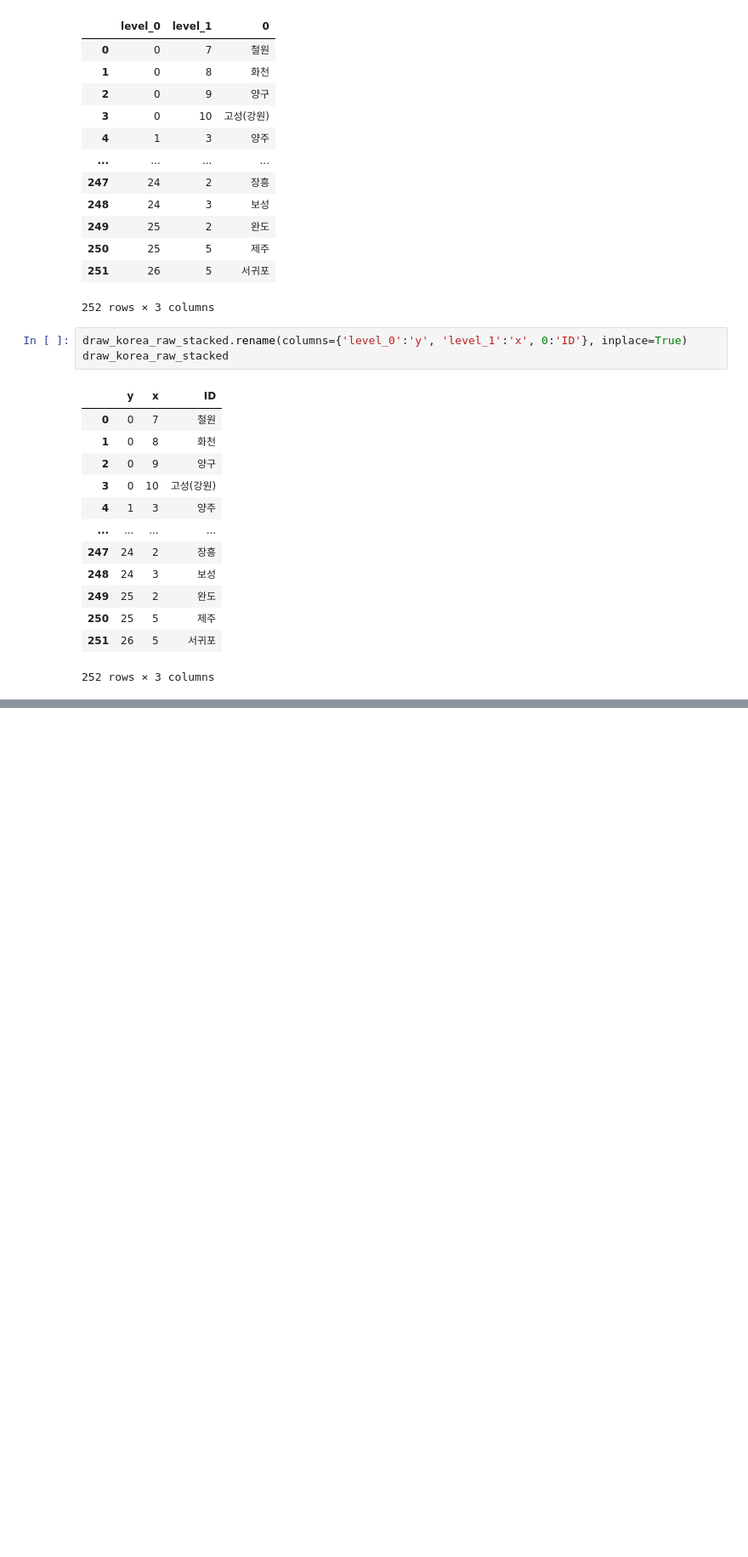
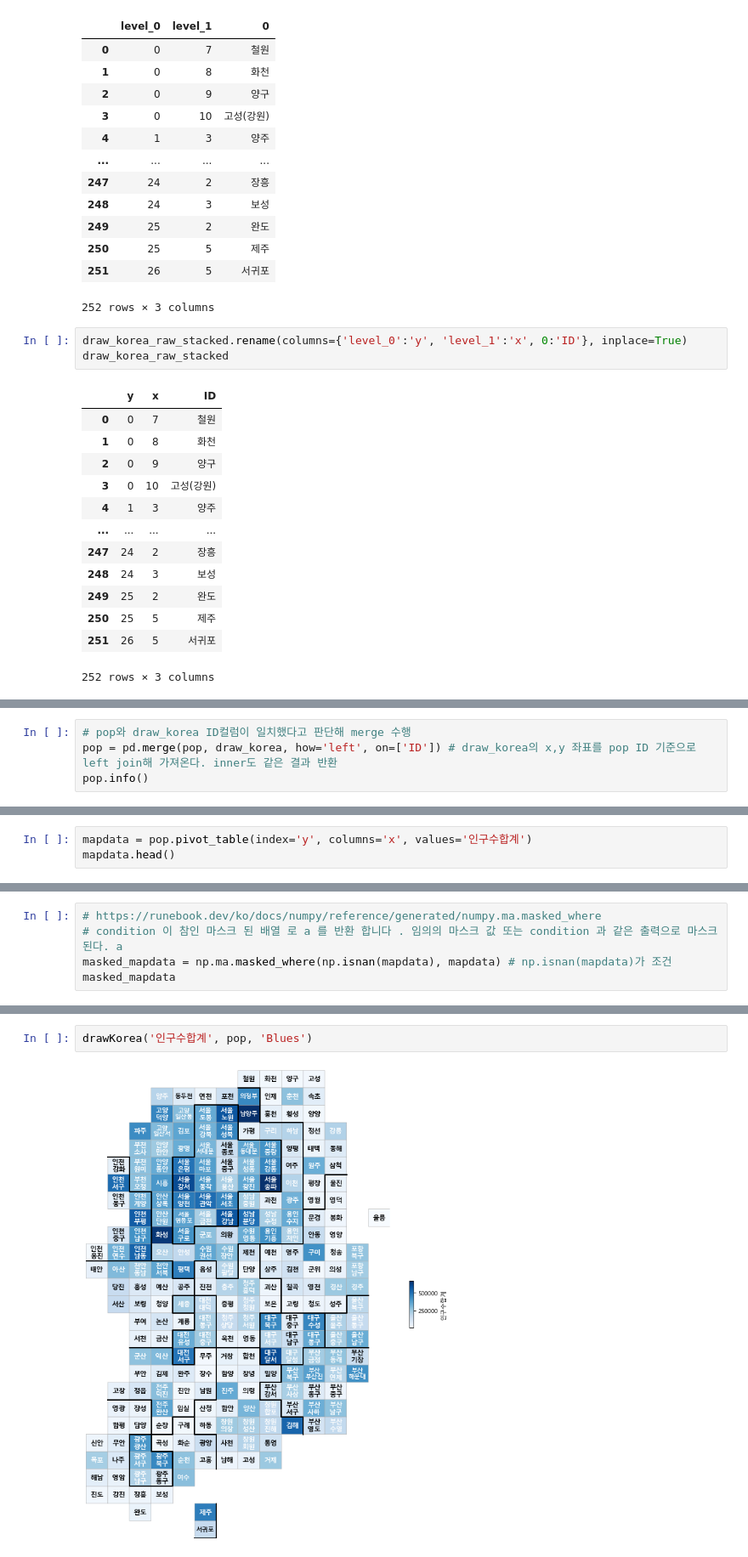
Before and after one commit to highfreshness/SeSAC, a Jupyter notebook: Python_data/8. 인구 소멸 위기 지역 분석.ipynb, the cells around one changed output, grey strips where cells are left out. Shown at 85% size. Drawn from its saved outputs; the diff is of its cells as text; blank space fills up the shorter version.

```diff
--- a/Python_data/8. 인구 소멸 위기 지역 분석.ipynb
+++ b/Python_data/8. 인구 소멸 위기 지역 분석.ipynb
@@ -428,0 +527,4 @@ draw_korea_raw_stacked
+# %%
+# pop와 draw_korea ID컬럼이 일치했다고 판단해 merge 수행
+pop = pd.merge(pop, draw_korea, how='left', on=['ID']) # draw_korea의 x,y 좌표를 pop ID 기준으로 left join해 가져온다. inner도 같은 결과 반환
+pop.info()
@@ -428,0 +557,3 @@ draw_korea_raw_stacked
+# %%
+mapdata = pop.pivot_table(index='y', columns='x', values='인구수합계')
+mapdata.head()
@@ -428,0 +568,5 @@ draw_korea_raw_stacked
+# %%
+# https://runebook.dev/ko/docs/numpy/reference/generated/numpy.ma.masked_where
+# condition 이 참인 마스크 된 배열 로 a 를 반환 합니다 . 임의의 마스크 값 또는 condition 과 같은 출력으로 마스크된다. a
+masked_mapdata = np.ma.masked_where(np.isnan(mapdata), mapdata) # np.isnan(mapdata)가 조건
+masked_mapdata
@@ -428,0 +647,4 @@ draw_korea_raw_stacked
+# %%
+drawKorea('인구수합계', pop, 'Blues')
+# %% [output]
+[figure, added]
```
Also changed, not shown: parts of 33 cells of this notebook, 3 other files.
